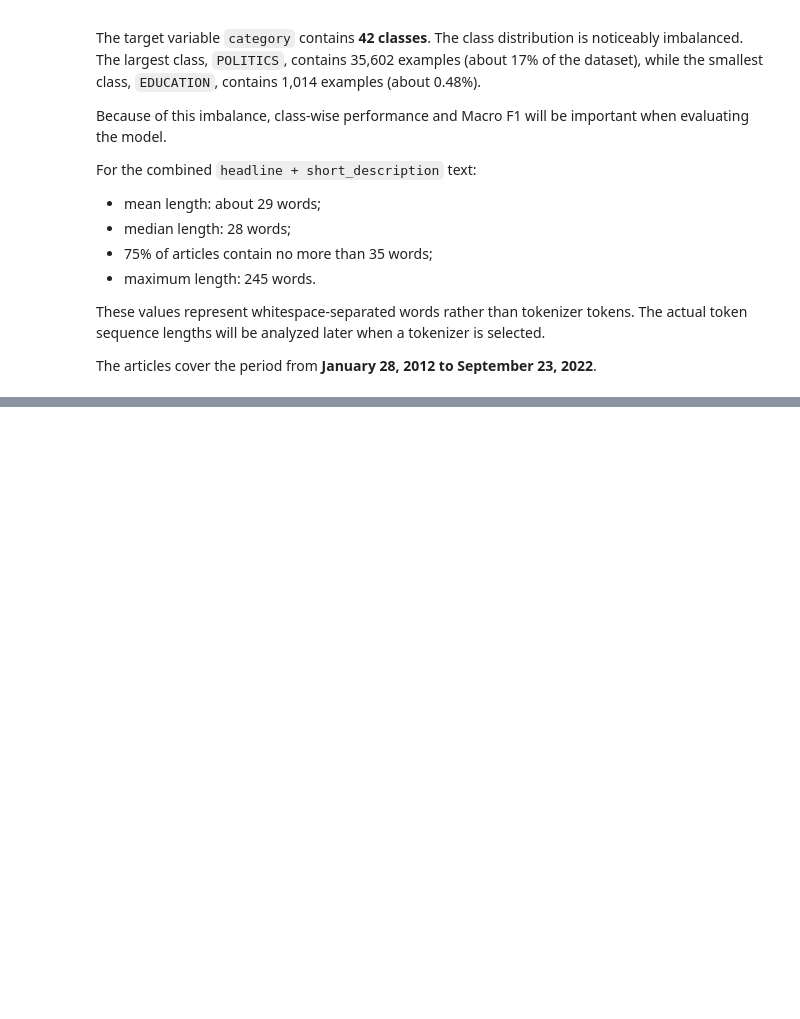
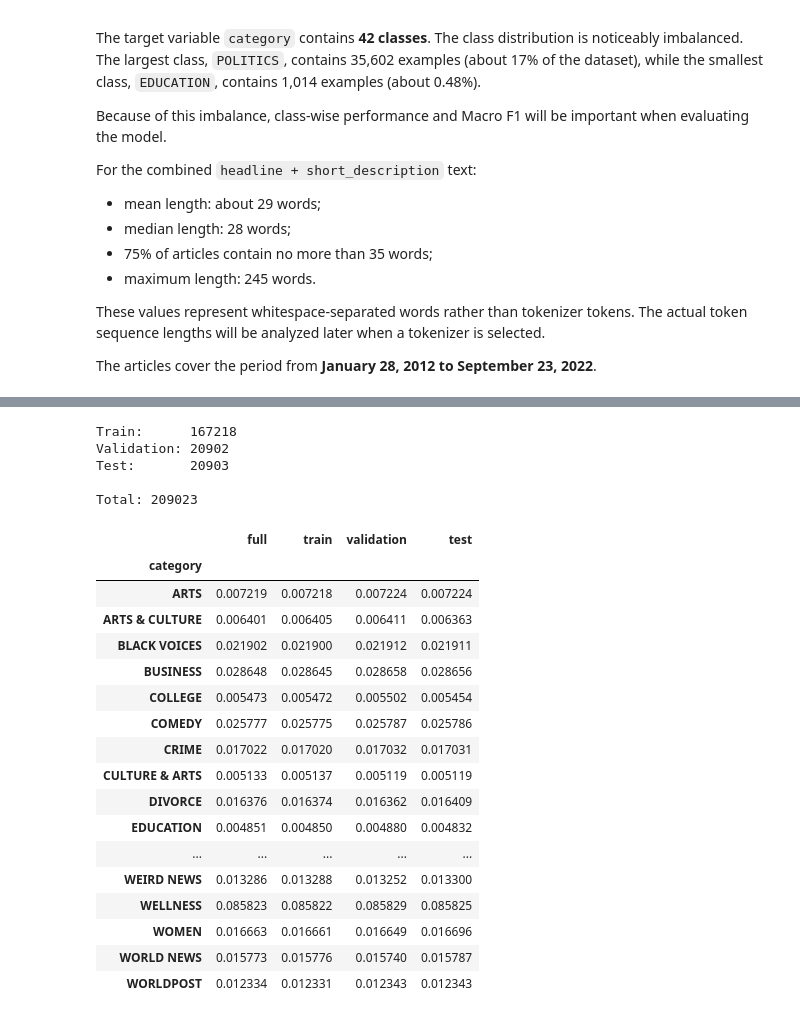
Before and after one commit to IlyaKyazimov/news_category_dataset, a Jupyter notebook: notebook.ipynb, the cells around one changed output, grey strips where cells are left out. Drawn from its saved outputs; the diff is of its cells as text; code cells hidden in the pictures; blank space fills up the shorter version.

Commit message:
Add data preparation, splitting, and class weights

```diff
--- a/notebook.ipynb
+++ b/notebook.ipynb
@@ -383,0 +415,4 @@ The articles cover the period from **January 28, 2012 to September 23, 2022**.
+# %%
+print(f"Articles without text: {empty_texts.sum()}")
+
+df_clean = df_clean.loc[~empty_texts].copy()
@@ -383,0 +549,14 @@ The articles cover the period from **January 28, 2012 to September 23, 2022**.
+# %%
+df_prepared = df_clean.copy()
+
+df_prepared["text"] = (
+    df_prepared["headline"].fillna("").str.strip()
+    + " "
+    + df_prepared["short_description"].fillna("").str.strip()
+).str.strip()
+
+df_prepared = df_prepared[["text", "category"]].copy()
+
+print(f"Prepared articles: {len(df_prepared)}")
+
+df_prepared.head()
@@ -383,0 +571,58 @@ The articles cover the period from **January 28, 2012 to September 23, 2022**.
+# %%
+from sklearn.model_selection import train_test_split
+
+train_df, temp_df = train_test_split(
+    df_prepared,
+    test_size=0.2,
+    stratify=df_prepared["category"],
+    random_state=42,
+)
+# %%
+validation_df, test_df = train_test_split(
+    temp_df,
+    test_size=0.5,
+    stratify=temp_df["category"],
+    random_state=42,
+)
+# %%
+print(f"Train:      {len(train_df)}")
+print(f"Validation: {len(validation_df)}")
+print(f"Test:       {len(test_df)}")
+
+print(
+    f"\nTotal: {len(train_df) + len(validation_df) + len(test_df)}"
+)
+# %% [output]
+Train:      167218
+Validation: 20902
+Test:       20903
+
+Total: 209023
+# %%
+class_distribution = pd.DataFrame({
+    "full": df_prepared["category"].value_counts(normalize=True),
+    "train": train_df["category"].value_counts(normalize=True),
+    "validation": validation_df["category"].value_counts(normalize=True),
+    "test": test_df["category"].value_counts(normalize=True),
+})
+
+class_distribution
+# %% [output]
+|  | full | train | validation | test |
+| category |  |  |  |  |
+| ARTS | 0.007219 | 0.007218 | 0.007224 | 0.007224 |
+| ARTS & CULTURE | 0.006401 | 0.006405 | 0.006411 | 0.006363 |
+| BLACK VOICES | 0.021902 | 0.021900 | 0.021912 | 0.021911 |
+| BUSINESS | 0.028648 | 0.028645 | 0.028658 | 0.028656 |
+| COLLEGE | 0.005473 | 0.005472 | 0.005502 | 0.005454 |
+| COMEDY | 0.025777 | 0.025775 | 0.025787 | 0.025786 |
+| CRIME | 0.017022 | 0.017020 | 0.017032 | 0.017031 |
+| CULTURE & ARTS | 0.005133 | 0.005137 | 0.005119 | 0.005119 |
+| DIVORCE | 0.016376 | 0.016374 | 0.016362 | 0.016409 |
+| EDUCATION | 0.004851 | 0.004850 | 0.004880 | 0.004832 |
+| ... | ... | ... | ... | ... |
+| WEIRD NEWS | 0.013286 | 0.013288 | 0.013252 | 0.013300 |
+| WELLNESS | 0.085823 | 0.085822 | 0.085829 | 0.085825 |
+| WOMEN | 0.016663 | 0.016661 | 0.016649 | 0.016696 |
+| WORLD NEWS | 0.015773 | 0.015776 | 0.015740 | 0.015787 |
+| WORLDPOST | 0.012334 | 0.012331 | 0.012343 | 0.012343 |
```
Also changed, not shown: parts of 14 cells of this notebook.
